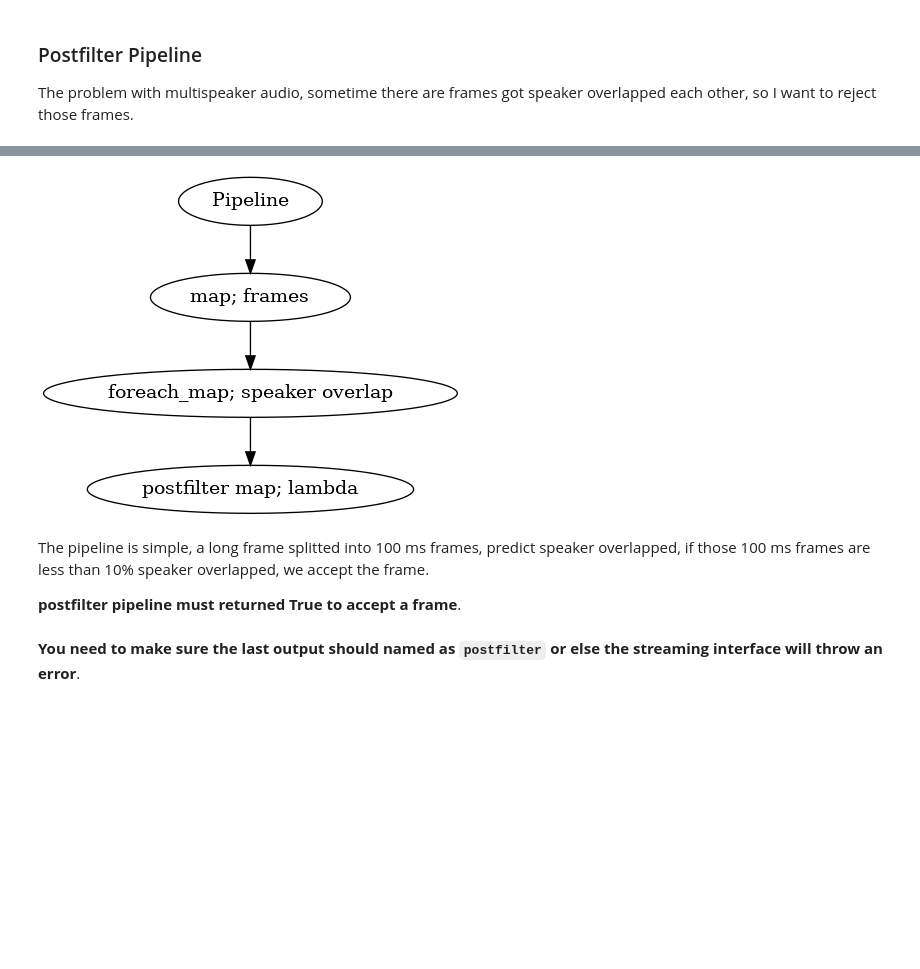
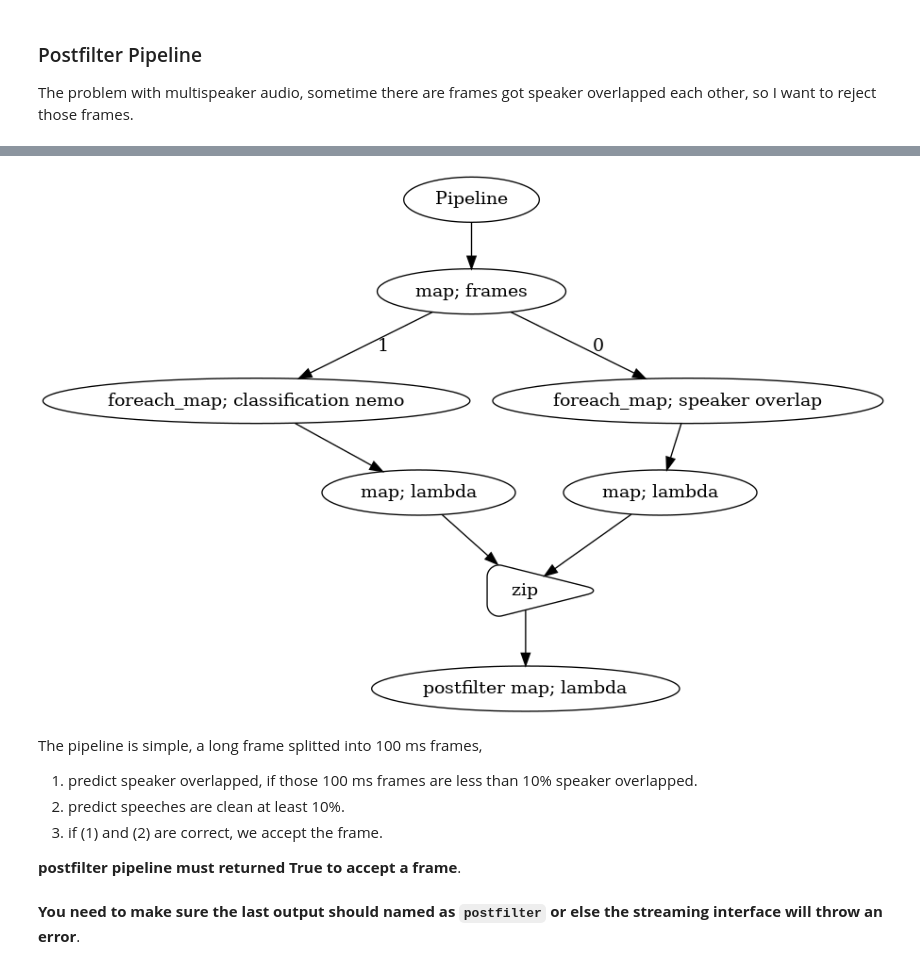
Before and after one commit to mesolitica/malaya-speech, a Jupyter notebook: docs/youtube-asr-diarization-torchaudio.ipynb, the cells around one changed output, grey strips where cells are left out. Cells and saved outputs as stored; diff of their text form; code cells hidden in the pictures; blank space fills up the shorter version.

Commit message:
added is_clean

```diff
--- a/docs/youtube-asr-diarization-torchaudio.ipynb
+++ b/docs/youtube-asr-diarization-torchaudio.ipynb
@@ -136,0 +137,2 @@ To enable them in other operations, rebuild TensorFlow with the appropriate comp
+# %%
+is_clean = malaya_speech.is_clean.nemo(model = 'huseinzol05/nemo-is-clean-speakernet')
@@ -137,14 +141,20 @@ To enable them in other operations, rebuild TensorFlow with the appropriate comp
 # %%
-p_speaker_overlap = Pipeline()
-p_speaker_overlap.map(malaya_speech.utils.generator.frames, frame_duration_ms = 100,
-                     append_ending_trail = False) \
-.foreach_map(speaker_overlap) \
-.map(lambda x: np.mean(x) <= 0.1, name = 'postfilter')
-p_speaker_overlap.visualize()
+p_postfilter = Pipeline()
+p_frames = p_postfilter.map(malaya_speech.utils.generator.frames, frame_duration_ms = 100,
+                     append_ending_trail = False)
+p_speaker_overlap = p_frames.foreach_map(speaker_overlap) \
+.map(lambda x: np.mean(x) <= 0.1)
+is_clean_overlap = p_frames.foreach_map(is_clean) \
+.map(lambda x: np.mean(x) >= 0.1)
+p_speaker_overlap.zip(is_clean_overlap).map(lambda x: np.mean(x) == 1, name = 'postfilter')
+p_postfilter.visualize()
 # %% [output]
-[figure, old version]
+[figure, new version]
 # %% [markdown]
-The pipeline is simple, a long frame splitted into 100 ms frames, predict speaker overlapped, if those 100 ms frames are less than 10% speaker overlapped, we accept the frame.
+The pipeline is simple, a long frame splitted into 100 ms frames,
+1. predict speaker overlapped, if those 100 ms frames are less than 10% speaker overlapped.
+2. predict speeches are clean at least 10%.
+3. if (1) and (2) are correct, we accept the frame.
 
 **postfilter pipeline must returned True to accept a frame**.
 # %% [markdown]
```
Also changed, not shown: parts of 7 cells of this notebook, 26 other files.
